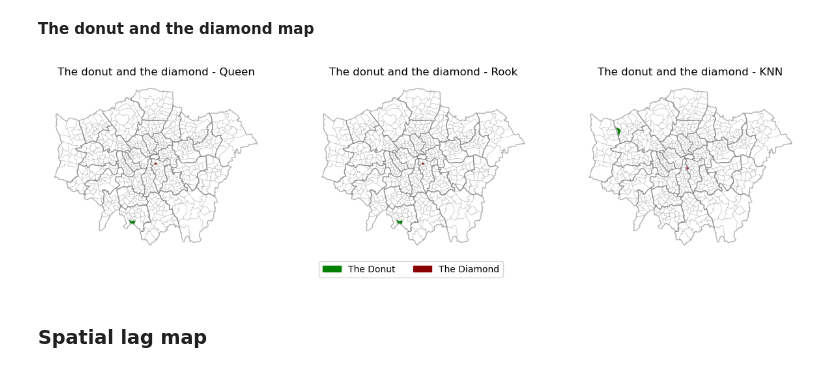
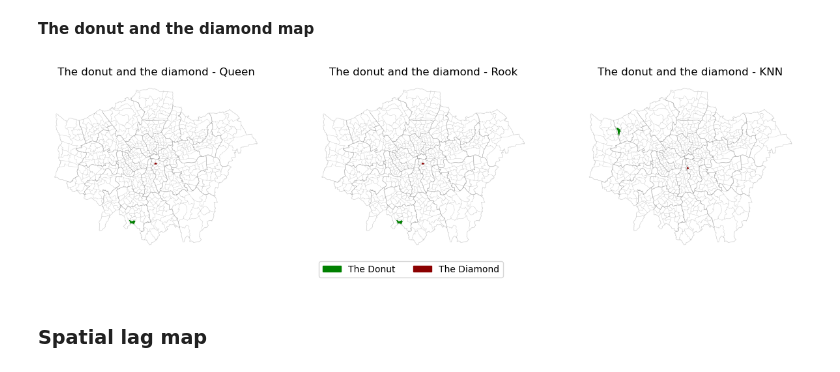
Before and after one commit to fajrunwm/escooter, a Jupyter notebook: london_escooter_accident.ipynb, the cells around one changed output. Saved outputs shown, nothing was run; the diff lists cells and outputs as text; code cells hidden in the pictures.

```diff
--- a/london_escooter_accident.ipynb
+++ b/london_escooter_accident.ipynb
@@ -874,39 +874,39 @@ knn_diamond
 # %%
 # Create subplots
 fig, ax = plt.subplots(1, 3, figsize=(15, 6))
 
 # Plot the queen donut and diamond
-london_borough.boundary.plot(ax=ax[0], color='grey', linewidth=1, alpha=0.5)
-london_ward.boundary.plot(ax=ax[0], color="grey", linewidth=0.5, alpha=0.25)
+london_borough.boundary.plot(ax=ax[0], color='grey', linewidth=0.5, alpha=0.25)
+london_ward.boundary.plot(ax=ax[0], color="grey", linewidth=0.25, alpha=0.25)
 queen_donut.plot(ax=ax[0], color='green', edgecolor='white')
 queen_diamond.plot(ax=ax[0], color='darkred', edgecolor='white')
 ax[0].axis('off')
 ax[0].set_title('The donut and the diamond - Queen')
 
 # Plot the rook donut and diamond
-london_borough.boundary.plot(ax=ax[1], color='grey', linewidth=1, alpha=0.5)
-london_ward.boundary.plot(ax=ax[1], color="grey", linewidth=0.5, alpha=0.25)
+london_borough.boundary.plot(ax=ax[1], color='grey', linewidth=0.5, alpha=0.25)
+london_ward.boundary.plot(ax=ax[1], color="grey", linewidth=0.25, alpha=0.25)
 rook_donut.plot(ax=ax[1], color='green', edgecolor='white')
 rook_diamond.plot(ax=ax[1], color='darkred', edgecolor='white')
 ax[1].axis('off')
 ax[1].set_title('The donut and the diamond - Rook')
 
 # Plot the knn donut and diamond
-london_borough.boundary.plot(ax=ax[2], color='grey', linewidth=1, alpha=0.5)
-london_ward.boundary.plot(ax=ax[2], color="grey", linewidth=0.5, alpha=0.25)
+london_borough.boundary.plot(ax=ax[2], color='grey', linewidth=0.5, alpha=0.25)
+london_ward.boundary.plot(ax=ax[2], color="grey", linewidth=0.25, alpha=0.25)
 knn_donut.plot(ax=ax[2], color='green', edgecolor='white')
 knn_diamond.plot(ax=ax[2], color='darkred', edgecolor='white')
 ax[2].axis('off')
 ax[2].set_title('The donut and the diamond - KNN')
 
 # Create a common legend
 donut_patch = mpatches.Patch(color='green', label='The Donut')
 diamond_patch = mpatches.Patch(color='darkred', label='The Diamond')
 legend = fig.legend(handles=[donut_patch, diamond_patch], loc='lower center', bbox_to_anchor=(0.5, 0.2), ncol=2)
 
 plt.show()
 # %% [output]
-[figure, old version]
+[figure, new version]
 # %% [markdown]
 ### Spatial lag map
 # %%
```
Also changed, not shown: parts of 2 cells of this notebook.
